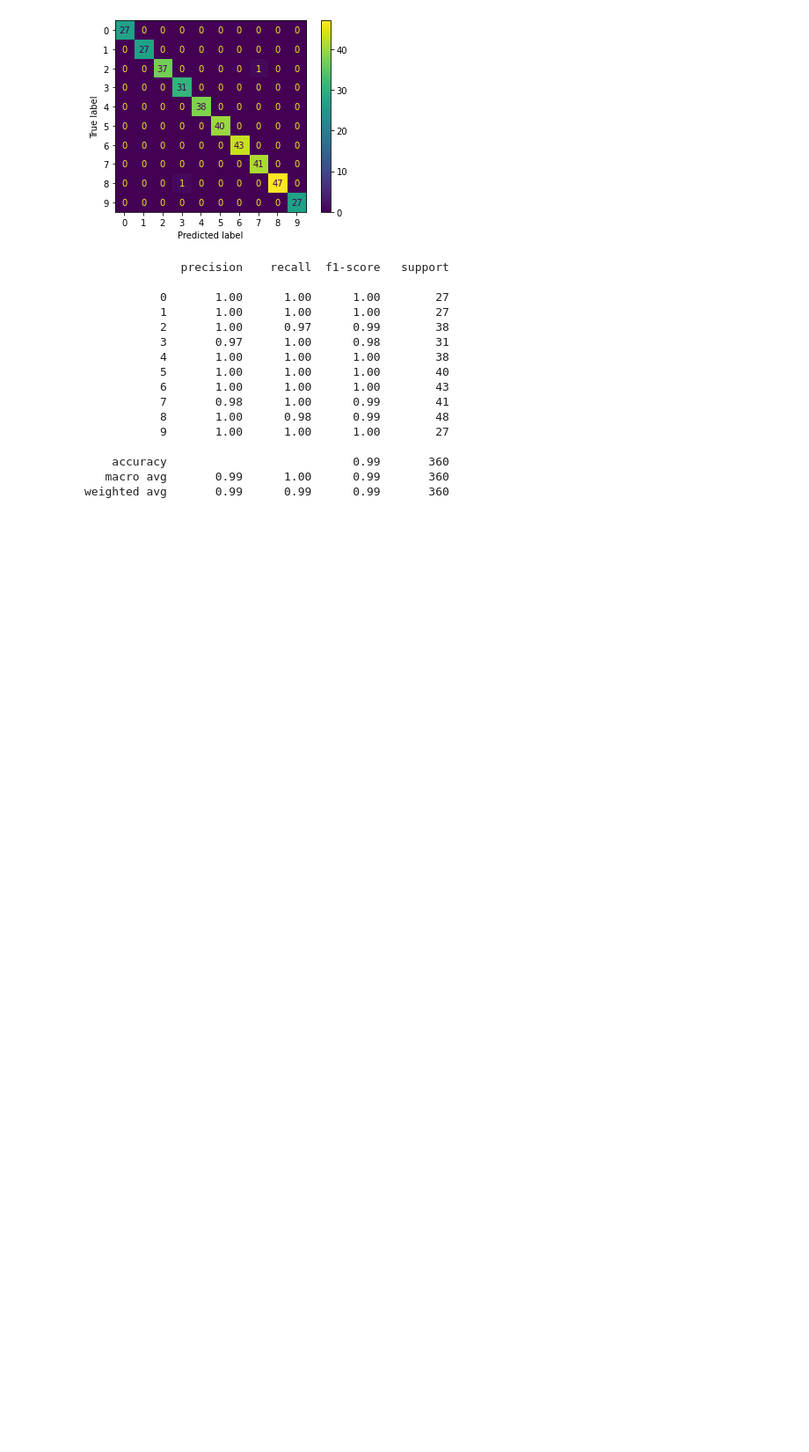
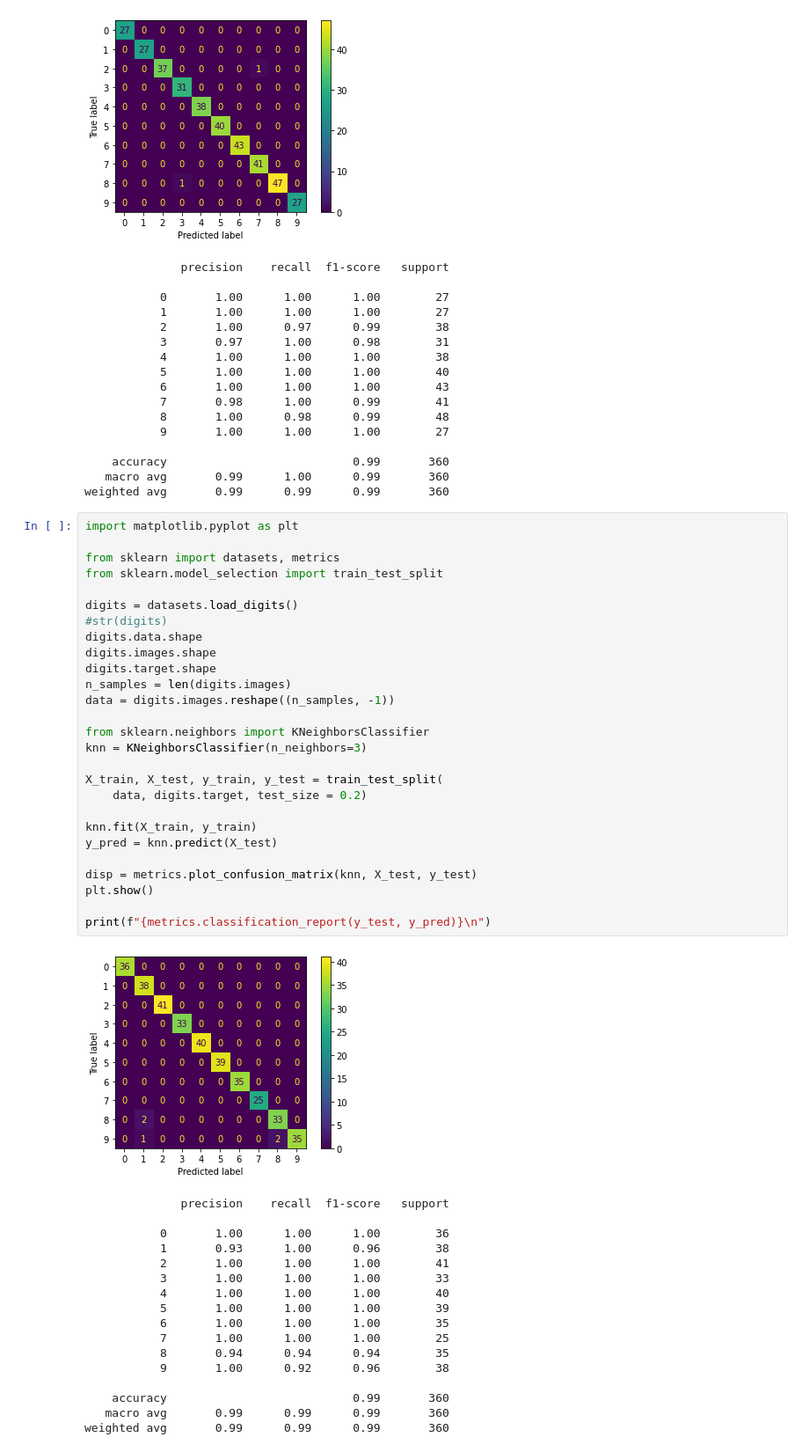
Before and after one commit to suyangegrong/pdm08, a Jupyter notebook: notebook/chap03_ml_intro.ipynb, the cells around one changed output. Shown: that part at 88% size. Saved outputs shown, nothing was run; the diff lists cells and outputs as text; blank space fills up the shorter version.

```diff
--- a/notebook/chap03_ml_intro.ipynb
+++ b/notebook/chap03_ml_intro.ipynb
@@ -186,3 +186,48 @@ print(f"{metrics.classification_report(y_test, y_pred)}\n")
     accuracy                           0.99       360
    macro avg       0.99      1.00      0.99       360
 weighted avg       0.99      0.99      0.99       360
+# %%
+import matplotlib.pyplot as plt
+
+from sklearn import datasets, metrics
+from sklearn.model_selection import train_test_split
+
+digits = datasets.load_digits()
+#str(digits)
+digits.data.shape
+digits.images.shape
+digits.target.shape
+n_samples = len(digits.images)
+data = digits.images.reshape((n_samples, -1))
+
+from sklearn.neighbors import KNeighborsClassifier
+knn = KNeighborsClassifier(n_neighbors=3)
+
+X_train, X_test, y_train, y_test = train_test_split(
+    data, digits.target, test_size = 0.2)
+
+knn.fit(X_train, y_train)
+y_pred = knn.predict(X_test)
+
+disp = metrics.plot_confusion_matrix(knn, X_test, y_test)
+plt.show()
+
+print(f"{metrics.classification_report(y_test, y_pred)}\n")
+# %% [output]
+[figure, added]
+              precision    recall  f1-score   support
+
+           0       1.00      1.00      1.00        36
+           1       0.93      1.00      0.96        38
+           2       1.00      1.00      1.00        41
+           3       1.00      1.00      1.00        33
+           4       1.00      1.00      1.00        40
+           5       1.00      1.00      1.00        39
+           6       1.00      1.00      1.00        35
+           7       1.00      1.00      1.00        25
+           8       0.94      0.94      0.94        35
+           9       1.00      0.92      0.96        38
+
+    accuracy                           0.99       360
+   macro avg       0.99      0.99      0.99       360
+weighted avg       0.99      0.99      0.99       360
```
Also changed, not shown: parts of 1 cell of this notebook.
